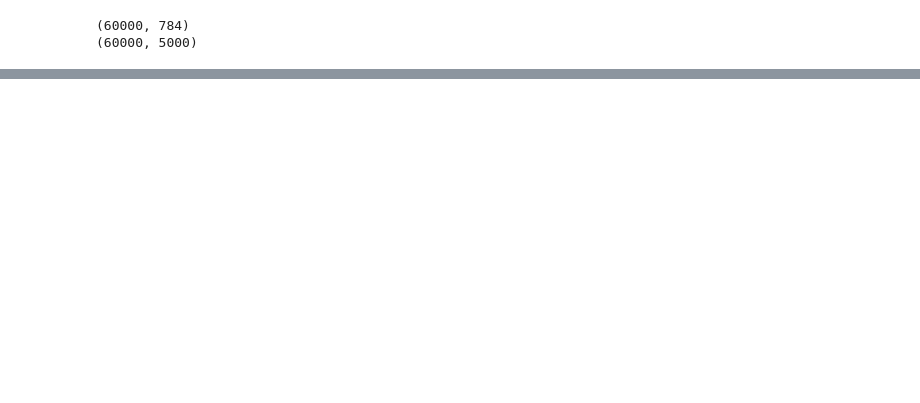
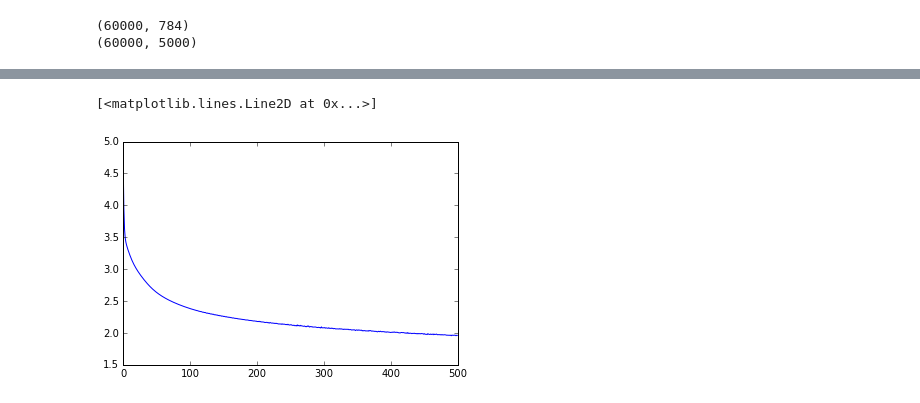
Before and after one commit to kylemcdonald/Parametric-t-SNE, a Jupyter notebook: Parametric t-SNE (Keras).ipynb, the cells around one changed output, grey strips where cells are left out. Drawn from its saved outputs; the diff is of its cells as text; code cells hidden in the pictures; blank space fills up the shorter version.

```diff
--- a/Parametric t-SNE (Keras).ipynb
+++ b/Parametric t-SNE (Keras).ipynb
@@ -121,0 +106,5 @@ Epoch 37/500
+# %%
+plt.plot(loss)
+# %% [output]
+[<matplotlib.lines.Line2D at 0x...>]
+[figure, added]
```
Also changed, not shown: parts of 7 cells of this notebook, 1 other file.
